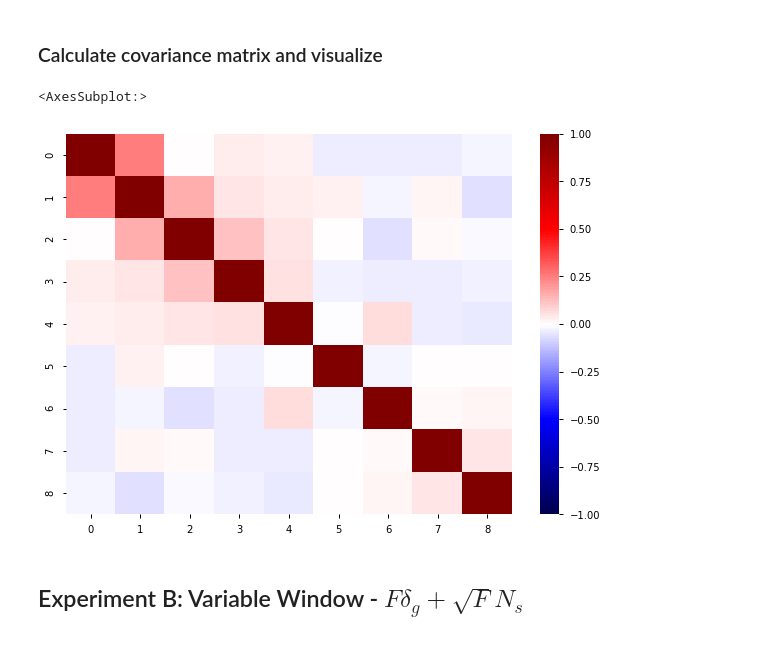
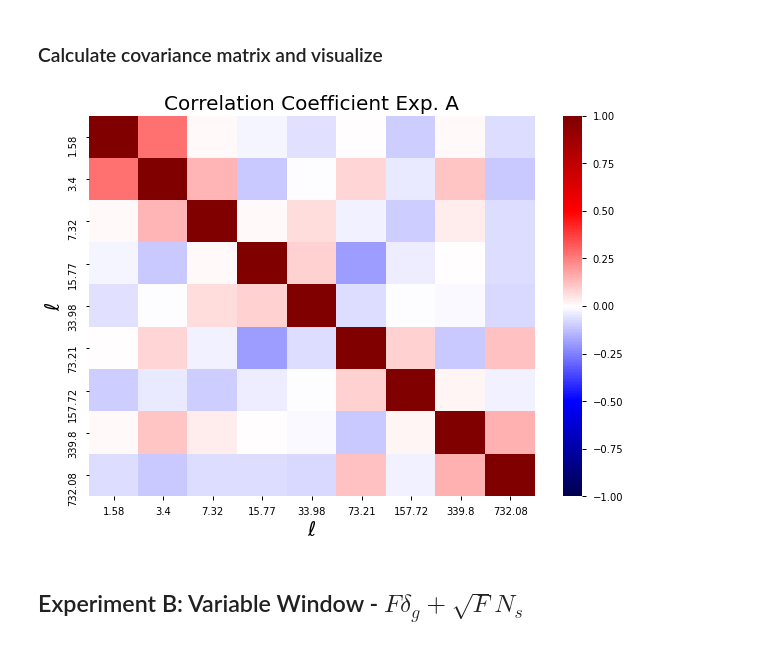
Before and after one commit to tanveerkarim/imaging-sys-covariance, a Jupyter notebook: notebooks/Cov_Matrix_Window.ipynb, the cells around one changed output. Drawn from its saved outputs; the diff is of its cells as text; code cells hidden in the pictures.

```diff
--- a/notebooks/Cov_Matrix_Window.ipynb
+++ b/notebooks/Cov_Matrix_Window.ipynb
@@ -47,6 +47,8 @@ Omega_c = 0.12/h**2
 Omega_b = 0.02237/h**2
 A_s = 2.083e-09
 n_s = 0.9649
+
+NMOCKS = 100
 # %%
 cls_elg_th = cgll(ell = ell, bias = 1.2, Omega_c = Omega_c, Omega_b = Omega_b, h = h, A_s = A_s, n_s = n_s)
 # %%
@@ -220,18 +232,17 @@ print(runtime)
 # %%
-NMOCKS = 1000
 cls_obs_A = np.zeros((NMOCKS, LMAX))
 
 #calculate window noise
-noise_window = np.mean(Favg_map)*1/nbar_sr
+noise_window_A = np.mean(Favg_map)*1/nbar_sr
 
 #calculate fsky
-fsky = np.sum(mask)/mask.shape[0]
+fsky_A = np.sum(mask)/mask.shape[0]
 
 #corrected for window noise and fsky
 for i in range(NMOCKS):
     cls_obs_A[i] = (cls_from_mock(cls_th = cls_elg_th, cls_shot_noise=cl_shot_noise, F = Favg_map,
-              mask = mask, seed = 67 + 2*i, LMAX = LMAX) - noise_window)/fsky
-    if((i % (100)) == 0):
+              mask = mask, seed = 67 + 2*i, LMAX = LMAX) - noise_window_A)/fsky_A
+    if((i % (10)) == 0):
         print(i)
 # %% [output]
 0
@@ -311,13 +280,13 @@ for i in range(NMOCKS):
 # %% [markdown]
 ### Calculate covariance matrix and visualize
-# %%
-covmat_A = np.corrcoef(CLs_obs_A.T)
-
-plt.figure(figsize = fsize)
-sns.heatmap(covmat_A, cmap = 'seismic', vmin = -1, vmax = +1)
-# %% [output]
-<AxesSubplot:>
-[figure, removed]
+# %%
+corrcoeff_A = np.corrcoef(CLs_obs_A.T)
+ticklabels = np.round(ELL_mid, 2)
+
+heatmap_plot(corrcoeff_A, 'Correlation Coefficient Exp. A', fsize, xticklabels=ticklabels,
+            yticklabels=ticklabels)
+# %% [output]
+[figure, added]
 # %% [markdown]
 ## Experiment B: Variable Window - $F\delta_g + \sqrt{F} N_{s}$
 # %% [markdown]
```
Also changed, not shown: parts of 45 cells of this notebook.
